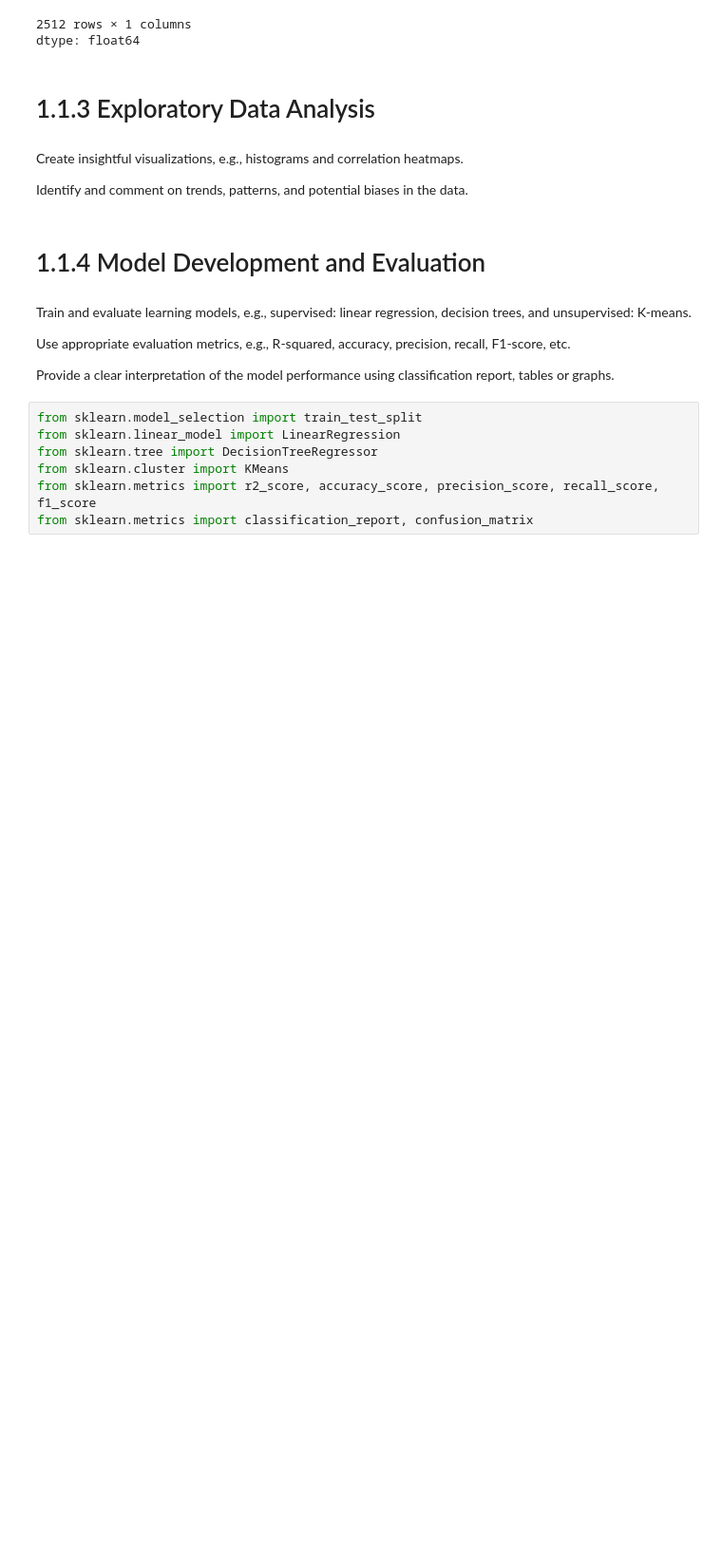
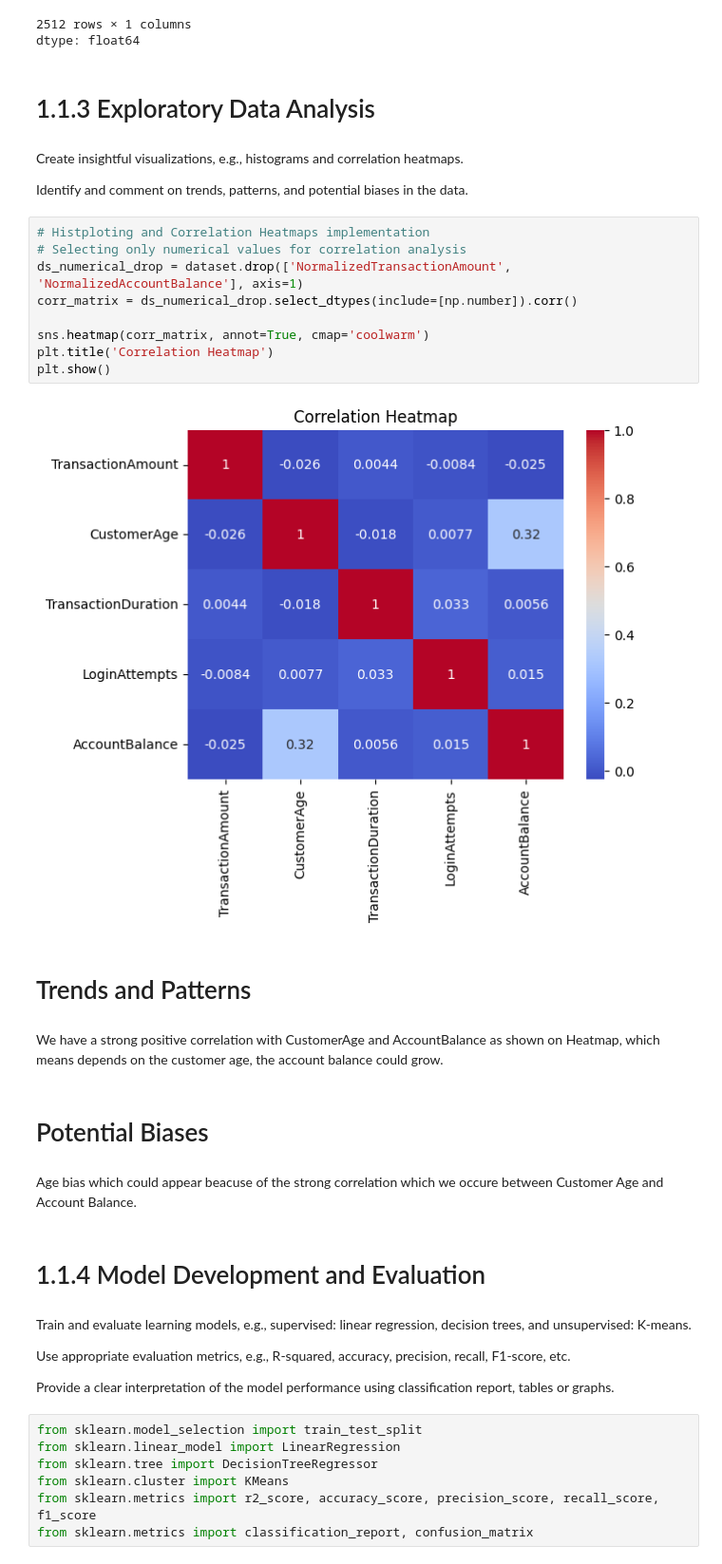
Before and after one commit to petar-Atanasov/CST3133_CW, a Jupyter notebook: CST3133_CourseWork_A.ipynb, the cells around one changed output. Shown at 95% size. Drawn from its saved outputs; the diff is of its cells as text; blank space fills up the shorter version.

```diff
--- a/CST3133_CourseWork_A.ipynb
+++ b/CST3133_CourseWork_A.ipynb
@@ -146,6 +146,25 @@ dtype: float64
 Create insightful visualizations, e.g., histograms and correlation heatmaps.
 
 Identify and comment on trends, patterns, and potential biases in the data.
+# %%
+# Histploting and Correlation Heatmaps implementation
+# Selecting only numerical values for correlation analysis
+ds_numerical_drop = dataset.drop(['NormalizedTransactionAmount', 'NormalizedAccountBalance'], axis=1)
+corr_matrix = ds_numerical_drop.select_dtypes(include=[np.number]).corr()
+
+sns.heatmap(corr_matrix, annot=True, cmap='coolwarm')
+plt.title('Correlation Heatmap')
+plt.show()
+# %% [output]
+[figure, added]
+# %% [markdown]
+# Trends and Patterns
+# %% [markdown]
+We have a strong positive correlation with CustomerAge and AccountBalance as shown on Heatmap, which means depends on the customer age, the account balance could grow.
+# %% [markdown]
+# Potential Biases
+# %% [markdown]
+Age bias which could appear beacuse of the strong correlation which we occure between Customer Age and Account Balance.
 # %% [markdown]
 # 1.1.4 Model Development and Evaluation
 # %% [markdown]
```
Also changed, not shown: parts of 1 cell of this notebook.
